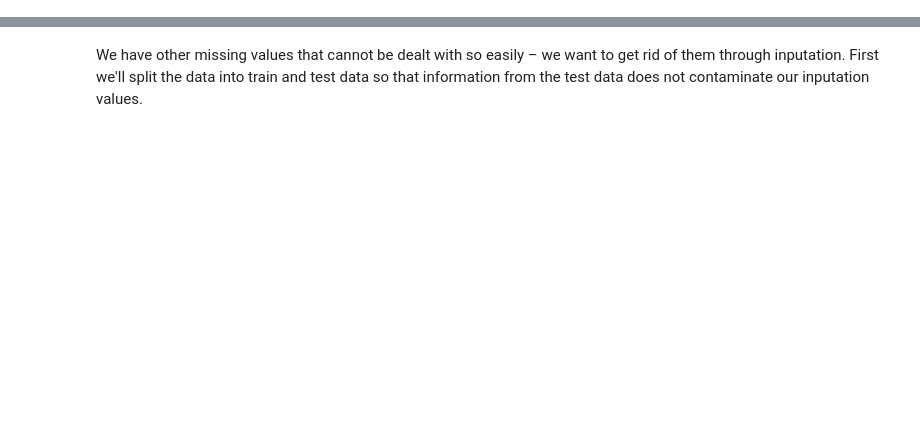
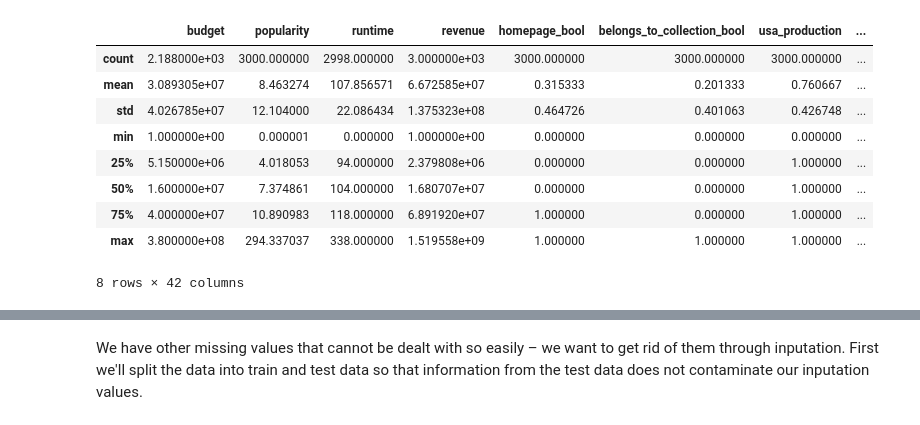
Before and after one commit to mrrosss/Springboard, a Jupyter notebook: Movies/preprocessing.ipynb, the cells around one changed output, grey strips where cells are left out. Saved outputs shown, nothing was run; the diff lists cells and outputs as text; code cells hidden in the pictures; blank space fills up the shorter version.

```diff
--- a/Movies/preprocessing.ipynb
+++ b/Movies/preprocessing.ipynb
@@ -8,3 +8,16 @@ from sklearn.model_selection import train_test_split
 # %%
 df = pd.read_csv('movies_post_eda.csv')
 df.drop(labels='Unnamed: 0',axis=1,inplace=True)
+# %%
+df.describe()
+# %% [output]
+|  | budget | popularity | runtime | revenue | homepage_bool | belongs_to_collection_bool | usa_production | ... |
+| count | 2.188000e+03 | 3000.000000 | 2998.000000 | 3.000000e+03 | 3000.000000 | 3000.000000 | 3000.000000 | ... |
+| mean | 3.089305e+07 | 8.463274 | 107.856571 | 6.672585e+07 | 0.315333 | 0.201333 | 0.760667 | ... |
+| std | 4.026785e+07 | 12.104000 | 22.086434 | 1.375323e+08 | 0.464726 | 0.401063 | 0.426748 | ... |
+| min | 1.000000e+00 | 0.000001 | 0.000000 | 1.000000e+00 | 0.000000 | 0.000000 | 0.000000 | ... |
+| 25% | 5.150000e+06 | 4.018053 | 94.000000 | 2.379808e+06 | 0.000000 | 0.000000 | 1.000000 | ... |
+| 50% | 1.600000e+07 | 7.374861 | 104.000000 | 1.680707e+07 | 0.000000 | 0.000000 | 1.000000 | ... |
+| 75% | 4.000000e+07 | 10.890983 | 118.000000 | 6.891920e+07 | 1.000000 | 0.000000 | 1.000000 | ... |
+| max | 3.800000e+08 | 294.337037 | 338.000000 | 1.519558e+09 | 1.000000 | 1.000000 | 1.000000 | ... |
+8 rows × 42 columns
```
Also changed, not shown: parts of 17 cells of this notebook, 4 other files.
